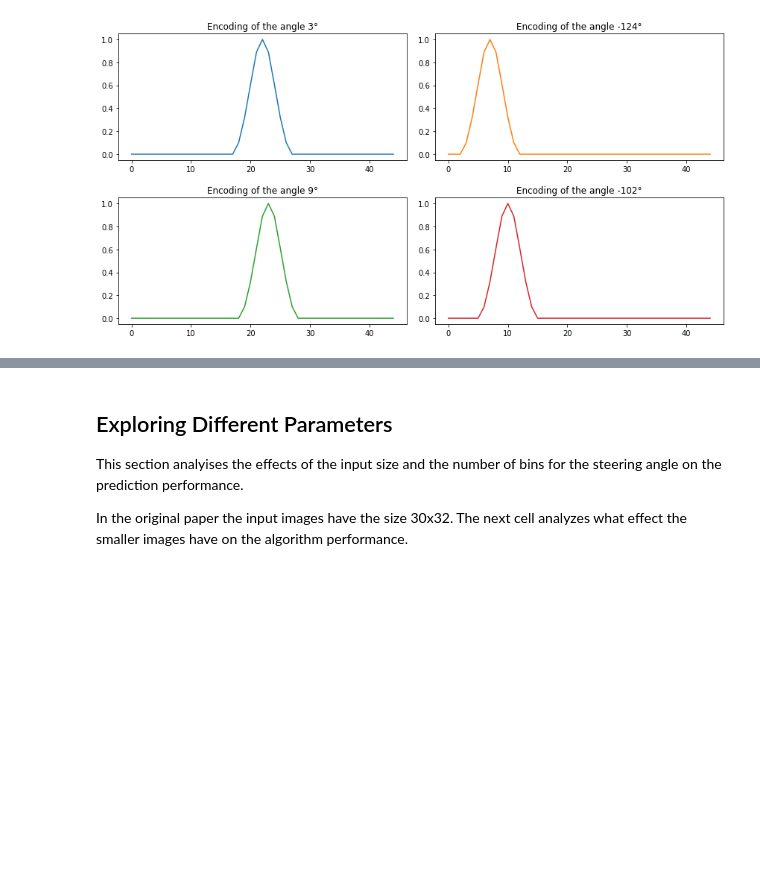
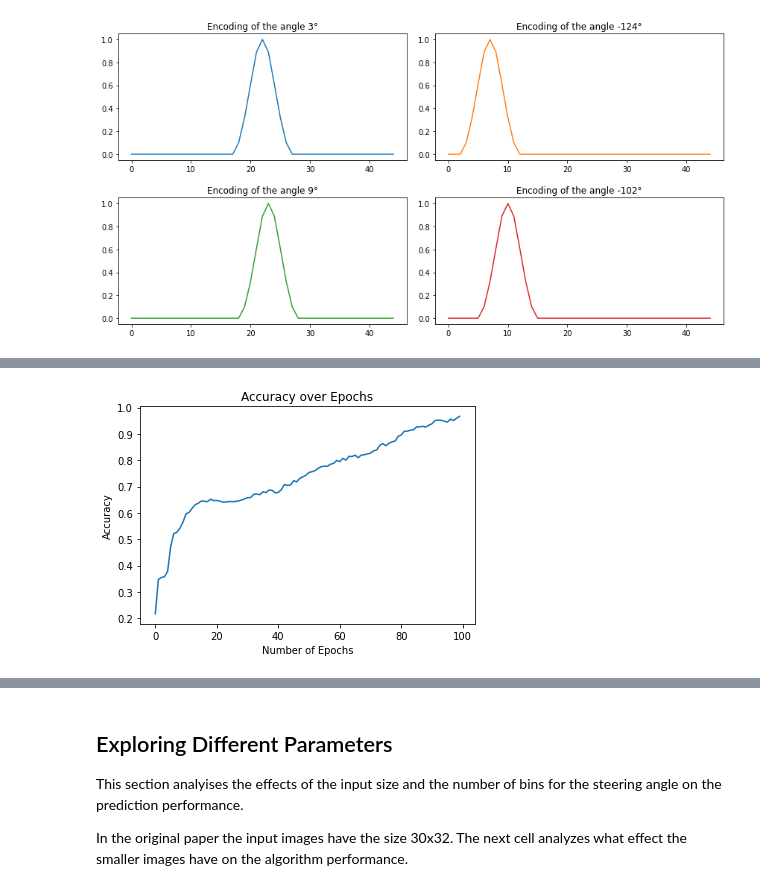
Before and after one commit to fabian-hk/Imitation-Learning, a Jupyter notebook: AVLINN.ipynb, the cells around one changed output, grey strips where cells are left out. Cells and saved outputs as stored; diff of their text form; code cells hidden in the pictures; blank space fills up the shorter version.

```diff
--- a/AVLINN.ipynb
+++ b/AVLINN.ipynb
@@ -201,3 +208,10 @@ plt.xlabel("Number of Epochs");
+# %%
+    plt.plot(history.history["alvinn_accuracy"])
+    plt.title("Accuracy over Epochs")
+    plt.ylabel("Accuracy")
+    plt.xlabel("Number of Epochs");
+# %% [output]
+[figure, added]
 # %%
 # testing and visualization
 model.evaluate(X_test, y_test)
```
Also changed, not shown: parts of 15 cells of this notebook, 5 other files.
